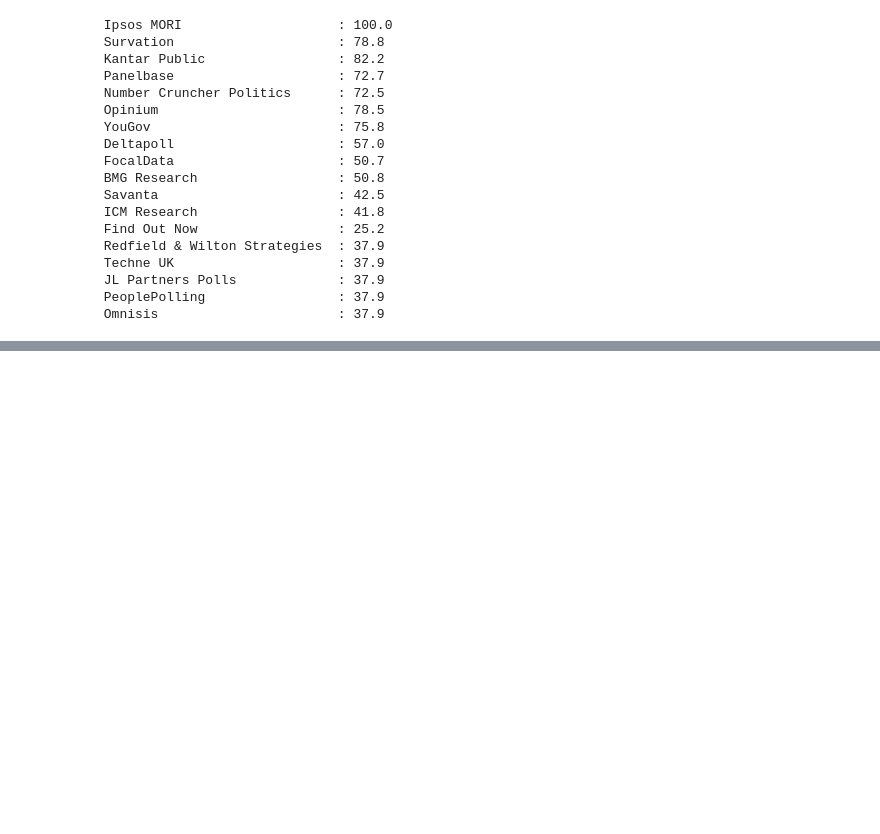
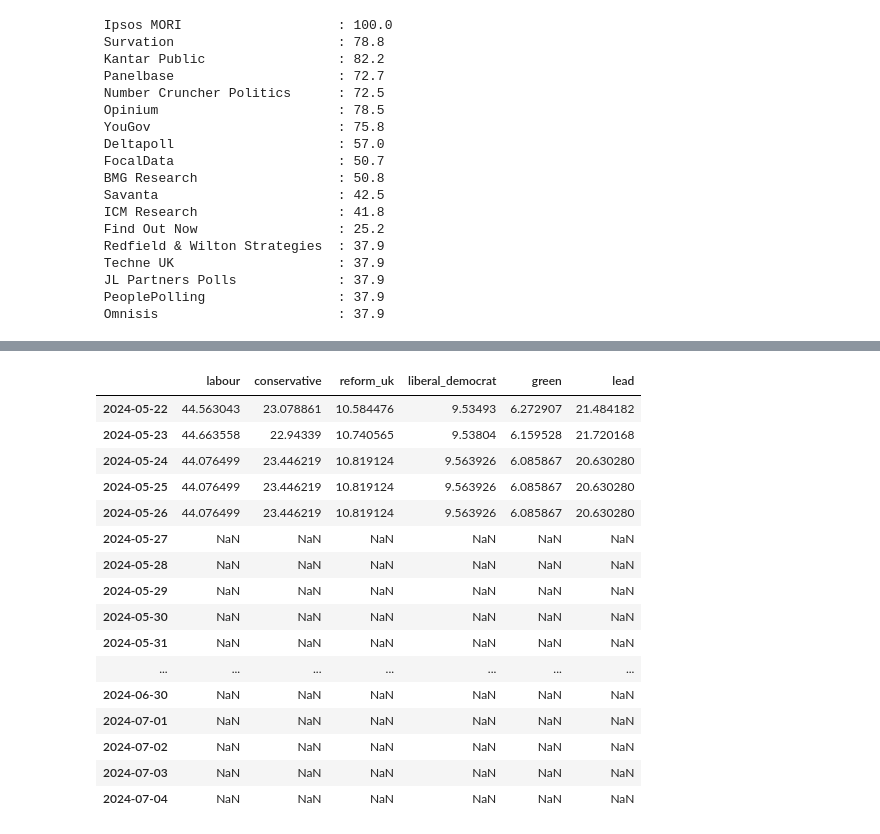
Before and after one commit to AndyLawton/uk_general_election_polls, a Jupyter notebook: main.ipynb, the cells around one changed output, grey strips where cells are left out. Cells and saved outputs as stored; diff of their text form; code cells hidden in the pictures; blank space fills up the shorter version.

```diff
--- a/main.ipynb
+++ b/main.ipynb
@@ -806,0 +886,20 @@ from scripts.constants import major_parties
+# %%
+~averages_per_day
+# %% [output]
+|  | labour | conservative | reform_uk | liberal_democrat | green | lead |
+| 2024-05-22 | 44.563043 | 23.078861 | 10.584476 | 9.53493 | 6.272907 | 21.484182 |
+| 2024-05-23 | 44.663558 | 22.94339 | 10.740565 | 9.53804 | 6.159528 | 21.720168 |
+| 2024-05-24 | 44.076499 | 23.446219 | 10.819124 | 9.563926 | 6.085867 | 20.630280 |
+| 2024-05-25 | 44.076499 | 23.446219 | 10.819124 | 9.563926 | 6.085867 | 20.630280 |
+| 2024-05-26 | 44.076499 | 23.446219 | 10.819124 | 9.563926 | 6.085867 | 20.630280 |
+| 2024-05-27 | NaN | NaN | NaN | NaN | NaN | NaN |
+| 2024-05-28 | NaN | NaN | NaN | NaN | NaN | NaN |
+| 2024-05-29 | NaN | NaN | NaN | NaN | NaN | NaN |
+| 2024-05-30 | NaN | NaN | NaN | NaN | NaN | NaN |
+| 2024-05-31 | NaN | NaN | NaN | NaN | NaN | NaN |
+| ... | ... | ... | ... | ... | ... | ... |
+| 2024-06-30 | NaN | NaN | NaN | NaN | NaN | NaN |
+| 2024-07-01 | NaN | NaN | NaN | NaN | NaN | NaN |
+| 2024-07-02 | NaN | NaN | NaN | NaN | NaN | NaN |
+| 2024-07-03 | NaN | NaN | NaN | NaN | NaN | NaN |
+| 2024-07-04 | NaN | NaN | NaN | NaN | NaN | NaN |
```
Also changed, not shown: parts of 64 cells of this notebook, 12 other files.
